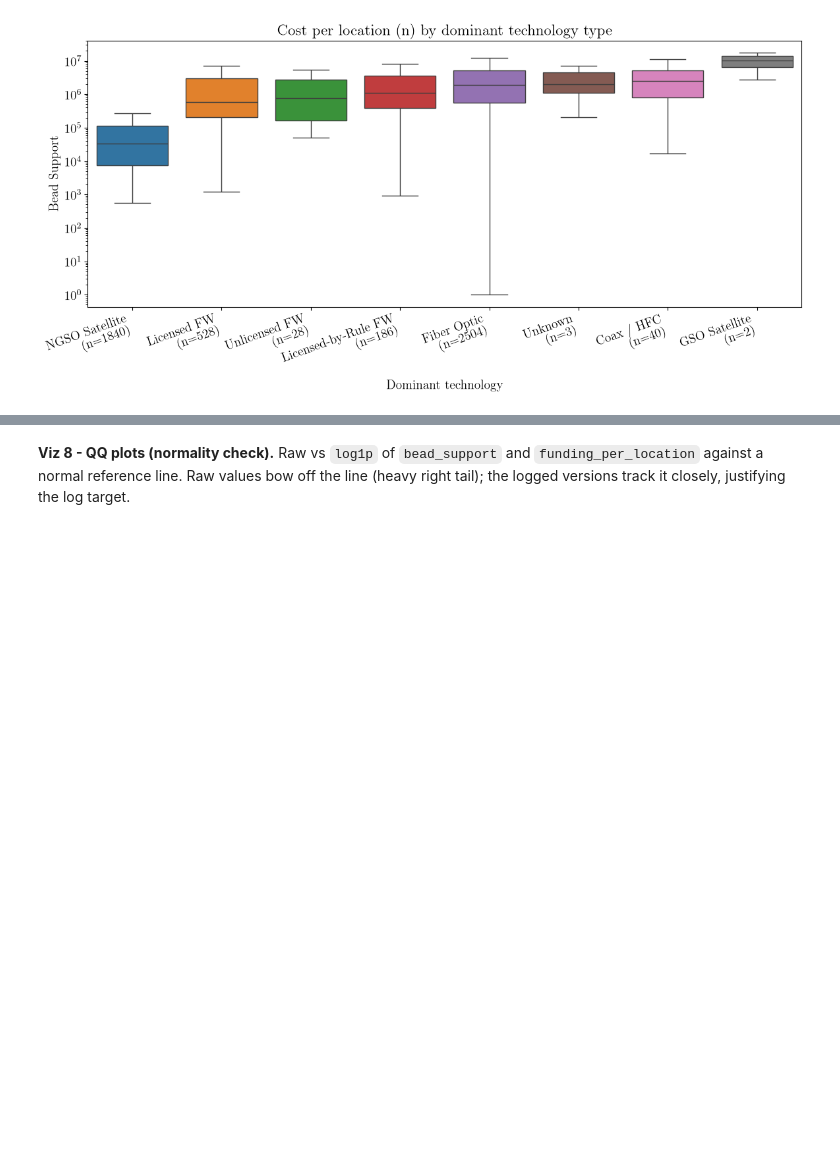
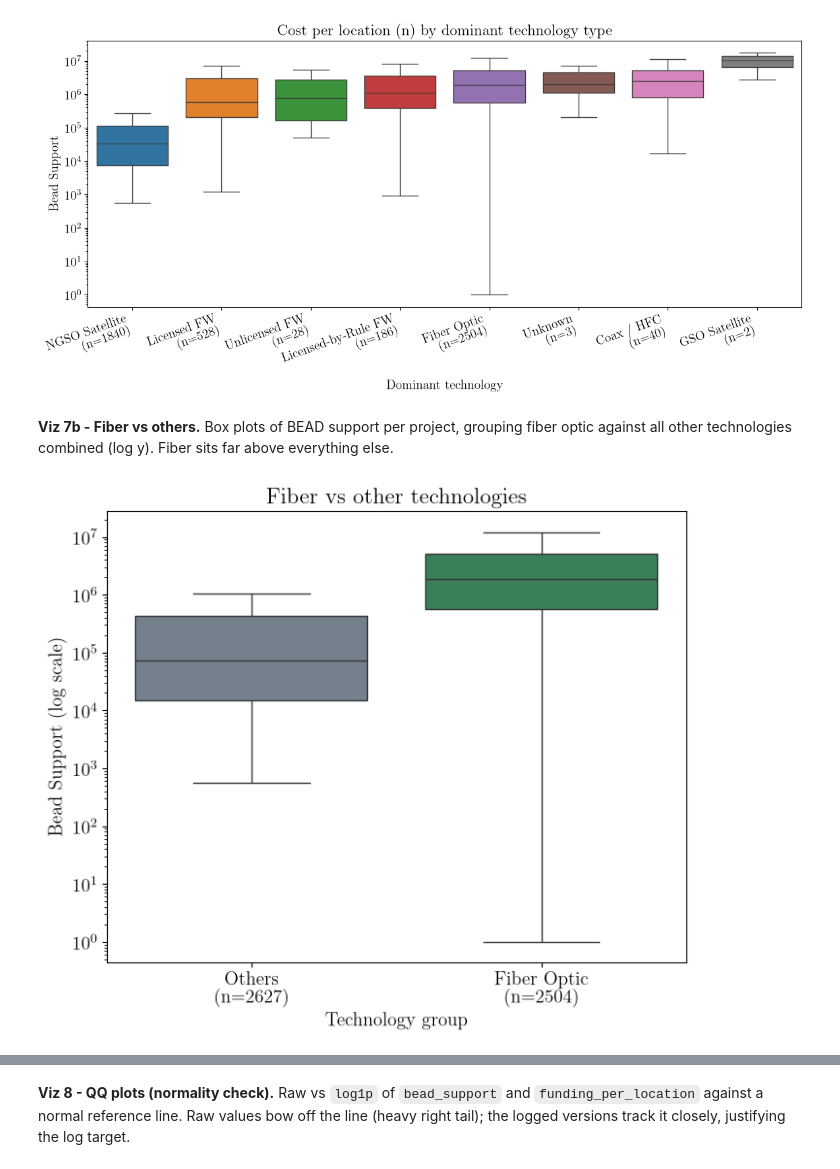
Before and after one commit to yusunnyf/bead_funding_predictor, a Jupyter notebook: eda/bead_eda.ipynb, the cells around one changed output, grey strips where cells are left out. Saved outputs shown, nothing was run; the diff lists cells and outputs as text; code cells hidden in the pictures; blank space fills up the shorter version.

```diff
--- a/eda/bead_eda.ipynb
+++ b/eda/bead_eda.ipynb
@@ -401,5 +453,33 @@ plt.savefig('plots/viz_7_eda_cost_by_technology.png', dpi=600)
 plt.show()
 # %% [output]
 [figure]
+# %% [markdown]
+**Viz 7b - Fiber vs others.** Box plots of BEAD support per project, grouping fiber optic against all other technologies combined (log y). Fiber sits far above everything else.
+# %%
+# Viz 7b - Fiber vs all other technologies (BEAD support per project)
+techb = df.copy()
+techb['funding_per_location'] = techb['bead_support'] / techb['funded_locations'].replace(0, np.nan)
+techb = techb.dropna(subset=['funding_per_location'])
+techb = techb[techb['funding_per_location'] > 0]
+
+techb['fiber_group'] = np.where(techb['dominant_technology'] == 50, 'Fiber Optic', 'Others')
+
+order = ['Others', 'Fiber Optic']
+palette = {'Fiber Optic': 'seagreen', 'Others': 'slategray'}
+
+plt.figure(figsize=(7, 6))
+sns.boxplot(data=techb, x='fiber_group', y='bead_support',
+            order=order, palette=palette, showfliers=False)
+counts = techb['fiber_group'].value_counts()
+plt.xticks(range(len(order)), [f'{g}\n(n={counts[g]})' for g in order])
+plt.yscale('log')
+plt.xlabel('Technology group')
+plt.ylabel('Bead Support (log scale)')
+plt.title('Fiber vs other technologies')
+plt.tight_layout()
+plt.savefig('plots/viz_7b_fiber_vs_others.png', dpi=600)
+plt.show()
+# %% [output]
+[figure, added]
 # %%
 
```
Also changed, not shown: parts of 24 cells of this notebook, 26 other files.
